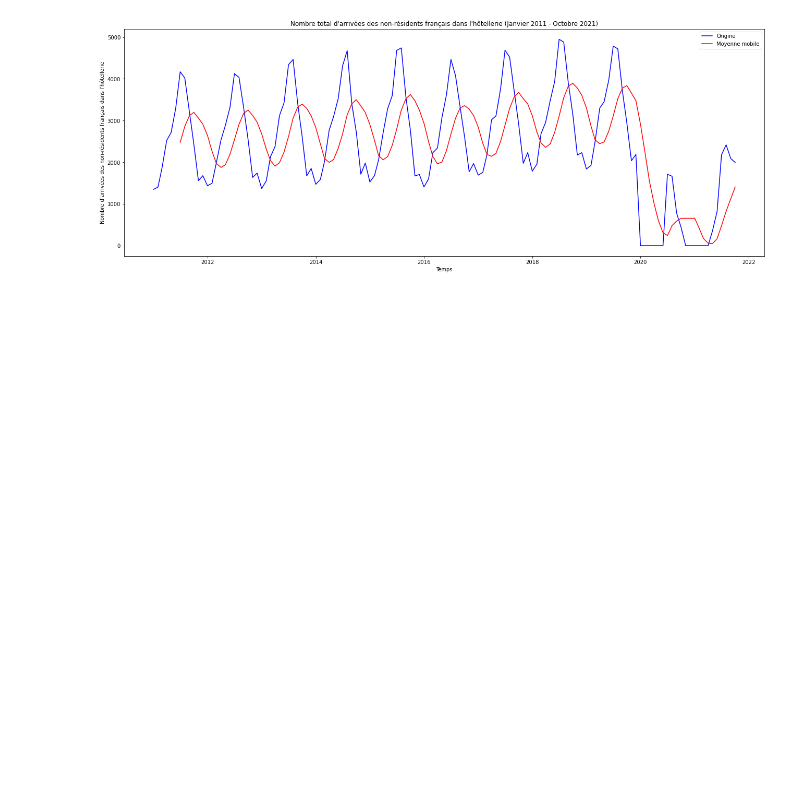
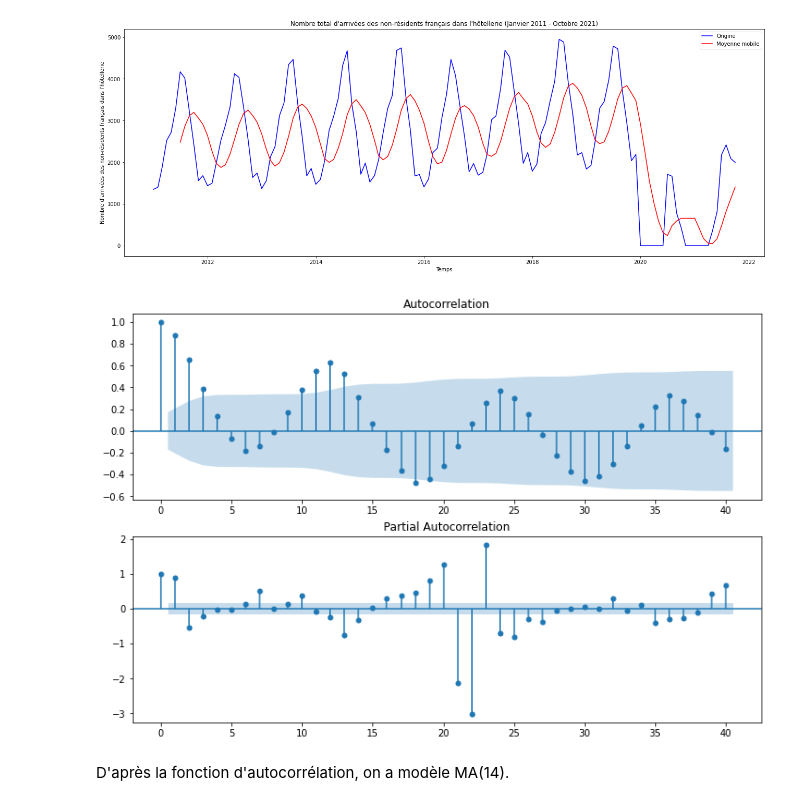
Before and after one commit to julienowack/stat_app, a Jupyter notebook: series temporelles.ipynb, the cells around one changed output. Cells and saved outputs as stored; diff of their text form; code cells hidden in the pictures; blank space fills up the shorter version.

```diff
--- a/series temporelles.ipynb
+++ b/series temporelles.ipynb
@@ -380,3 +396,15 @@ plt.ylabel("Nombre d'arrivées des non-résidents français dans l'hôtellerie")
 # %% [output]
 Text(0, 0.5, "Nombre d'arrivées des non-résidents français dans l'hôtellerie")
 [figure]
+# %%
+# autocorrélation
+
+fig = plt.figure(figsize=(12,8))
+ax1 = fig.add_subplot(211)
+fig = plot_acf(df_arrivees_hotel_non_residents_value, lags=40, ax=ax1)
+ax2 = fig.add_subplot(212)
+fig = plot_pacf(df_arrivees_hotel_non_residents_value, lags=40, ax=ax2);
+# %% [output]
+[figure, added]
+# %% [markdown]
+D'après la fonction d'autocorrélation, on a modèle MA(14).
```
Also changed, not shown: parts of 8 cells of this notebook.
